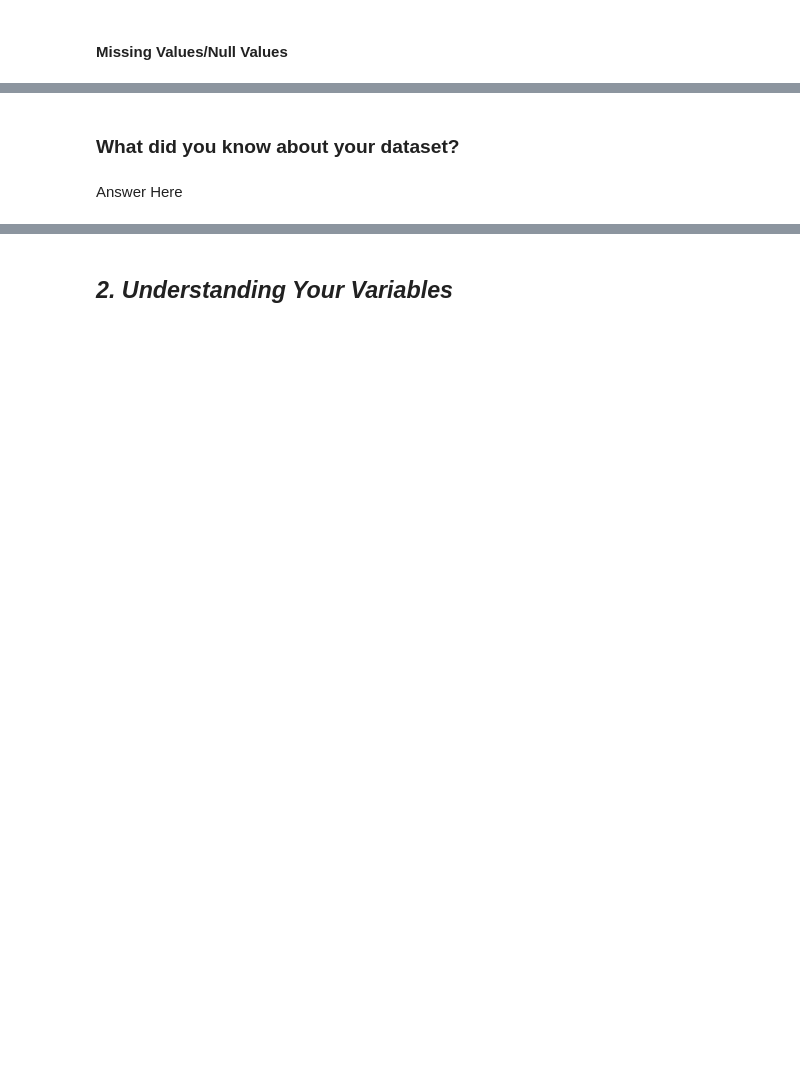
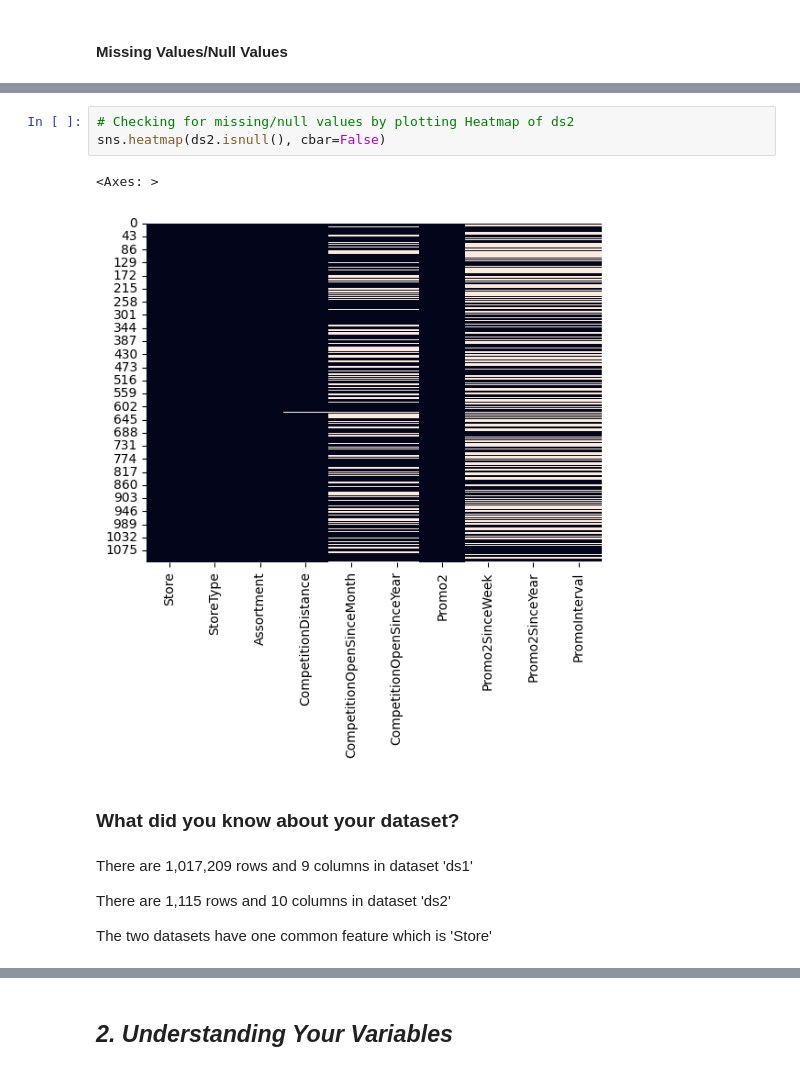
Before and after one commit to priyaregit/Regresssion-ML_Retail-Sales-Prediction, a Jupyter notebook: Retail_Sales_Prediction_Regression.ipynb, the cells around one changed output, grey strips where cells are left out. Cells and saved outputs as stored; diff of their text form; blank space fills up the shorter version.

```diff
--- a/Retail_Sales_Prediction_Regression.ipynb
+++ b/Retail_Sales_Prediction_Regression.ipynb
@@ -216,4 +252,14 @@ memory usage: 87.2+ KB
+# %%
+# Checking for missing/null values by plotting Heatmap of ds2
+sns.heatmap(ds2.isnull(), cbar=False)
+# %% [output]
+<Axes: >
+[figure, added]
 # %% [markdown]
 ### What did you know about your dataset?
-# %% [markdown]
-Answer Here
+# %% [markdown]
+ There are 1,017,209 rows and 9 columns in dataset 'ds1'
+
+ There are 1,115 rows and 10 columns in dataset 'ds2'
+
+ The two datasets have one common feature which is 'Store'
```
Also changed, not shown: parts of 36 cells of this notebook.
